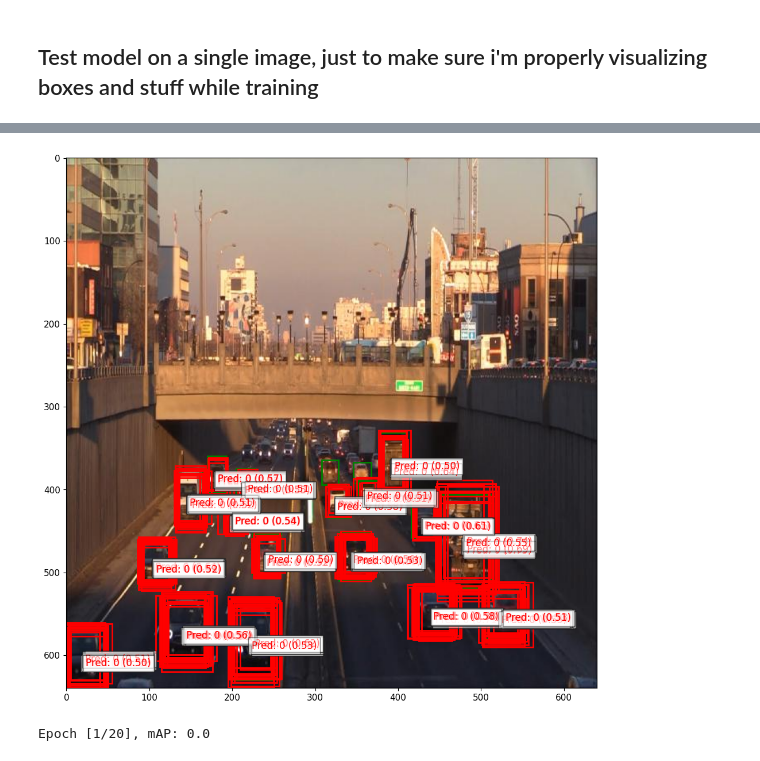
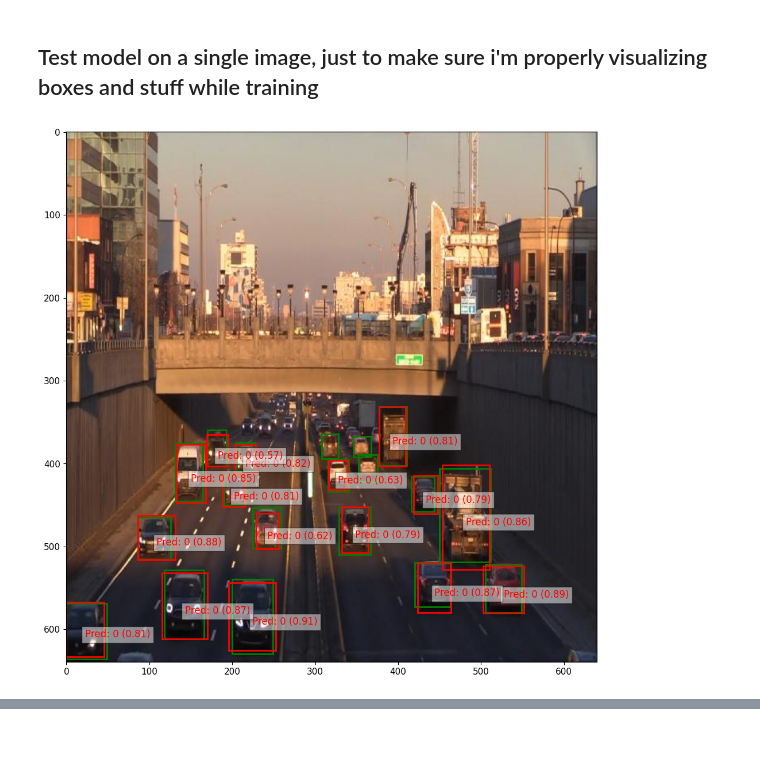
Before and after one commit to Duckierstone42/Vehicular-Object-Detection---ML4641P, a Jupyter notebook: test.ipynb, the cells around one changed output, grey strips where cells are left out. Drawn from its saved outputs; the diff is of its cells as text; code cells hidden in the pictures.

Commit message:
Got nms working, now only one box is actually present

```diff
--- a/test.ipynb
+++ b/test.ipynb
@@ -165,14 +165,24 @@ def process_predictions(preds, conf_thresh = .5, iou_thresh = .3):
     formatted_predictions = []
     for pred in preds:
         boxes = pred[:, :4].to("cpu")  # Transfer to CPU for NMS
+        x_min, y_min, width, height = boxes[:,0].squeeze(),boxes[:,1].squeeze(),boxes[:,2].squeeze(),boxes[:,3].squeeze(),
+        #x_min, y_min, width, height = bo
+
+        x_max = x_min + width
+        y_max = y_min + height
+        boxes_nms  = torch.stack((x_min,y_min,x_max,y_max),dim=-1)
+        #convert to x_min, y_min, x_max, y_max
+
         scores = pred[:, 4].to("cpu")  # Transfer to CPU for NMS
         labels = pred[:, 5].int().to("cpu")  # Transfer to CPU for NMS
 
-        mask = scores >= conf_thresh
+        mask = nms(boxes_nms, scores, iou_thresh)
         boxes, scores, labels = boxes[mask], scores[mask], labels[mask]
 
         # Perform NMS on CPU
-        keep = nms(boxes, scores, iou_thresh)
+        #convert boxes to format (x1, y1, x2, y2), x1 < x2, y1 , y2
+
+        keep = scores >= conf_thresh
         # Transfer back to GPU if needed
         boxes, scores, labels = boxes[keep].to(device), scores[keep].to(device), labels[keep].to(device)
         formatted_predictions.append({"boxes":boxes,"scores":scores,"labels":labels})
@@ -263,55 +273,56 @@ metric = MeanAveragePrecision()
 num_epochs = 20
 
 for epoch in range(num_epochs):
-    model.train()
-    running_loss = 0.0
+    # model.train()
+    # running_loss = 0.0
 
-    for images, labels in train_dataloader:
-        # Move data to the device
-        images = images.to(device)
-        labels = [label.to(device) for label in labels]
-        targets = []
-        for i, label in enumerate(labels):
-            label = label.to(device)
-            img_ids = torch.full((label.size(0), 1), i, dtype=torch.float32, device=device)
-            target = torch.cat((img_ids, label), dim=1)
-            targets.append(target)
-        targets = torch.cat(targets, dim=0)
-        # Forward pass
-        outputs = model(images)
+    # for images, labels in train_dataloader:
+    #     # Move data to the device
+    #     images = images.to(device)
+    #     labels = [label.to(device) for label in labels]
+    #     targets = []
+    #     for i, label in enumerate(labels):
+    #         label = label.to(device)
+    #         img_ids = torch.full((label.size(0), 1), i, dtype=torch.float32, device=device)
+    #         target = torch.cat((img_ids, label), dim=1)
+    #         targets.append(target)
+    #     targets = torch.cat(targets, dim=0)
+    #     # Forward pass
+    #     outputs = model(images)
 
-        # Compute loss
-        loss, loss_items = loss_fn(outputs, targets)
+    #     # Compute loss
+    #     loss, loss_items = loss_fn(outputs, targets)
 
-        # Backward pass and optimization
-        optimizer.zero_grad()
-        loss.backward()
-        optimizer.step()
+    #     # Backward pass and optimization
+    #     optimizer.zero_grad()
+    #     loss.backward()
+    #     optimizer.step()
 
-        running_loss += loss.item()
+    #     running_loss += loss.item()
 
-    avg_loss = running_loss / len(train_dataloader)
-    print(f"Epoch [{epoch+1}/{num_epochs}], Training Loss: {avg_loss}")
+    # avg_loss = running_loss / len(train_dataloader)
+    # print(f"Epoch [{epoch+1}/{num_epochs}], Training Loss: {avg_loss}")
 
     # Validation loop
     model.eval()
     metric.reset()
     with torch.inference_mode():
         for images, labels in valid_dataloader:
             images = images.to(device)
             labels = [label.to(device) for label in labels]
             targets = process_targets(labels)
 
             outputs = model(images)
-            predicts  = process_predictions(outputs[0])
+            predicts  = process_predictions(outputs[0]) #Don't need to process all the predicts, only the ones I want to view.
 
             metric.update(predicts, targets)
         visualize_single_prediction(images[3],predicts[3],targets[3])
 
     mAP = metric.compute()
     print(f"Epoch [{epoch+1}/{num_epochs}], mAP: {mAP['map']}")
 
 print("Training complete.")
 
 #I really think i'm incorrectly drawing bounding boxes.
 # %% [output]
+[figure, new version]
@@ -335,2 +329,0 @@ torch.Size([154, 4])
-[figure, old version]
-Epoch [1/20], mAP: 0.0
```
Also changed, not shown: parts of 1 cell of this notebook.
